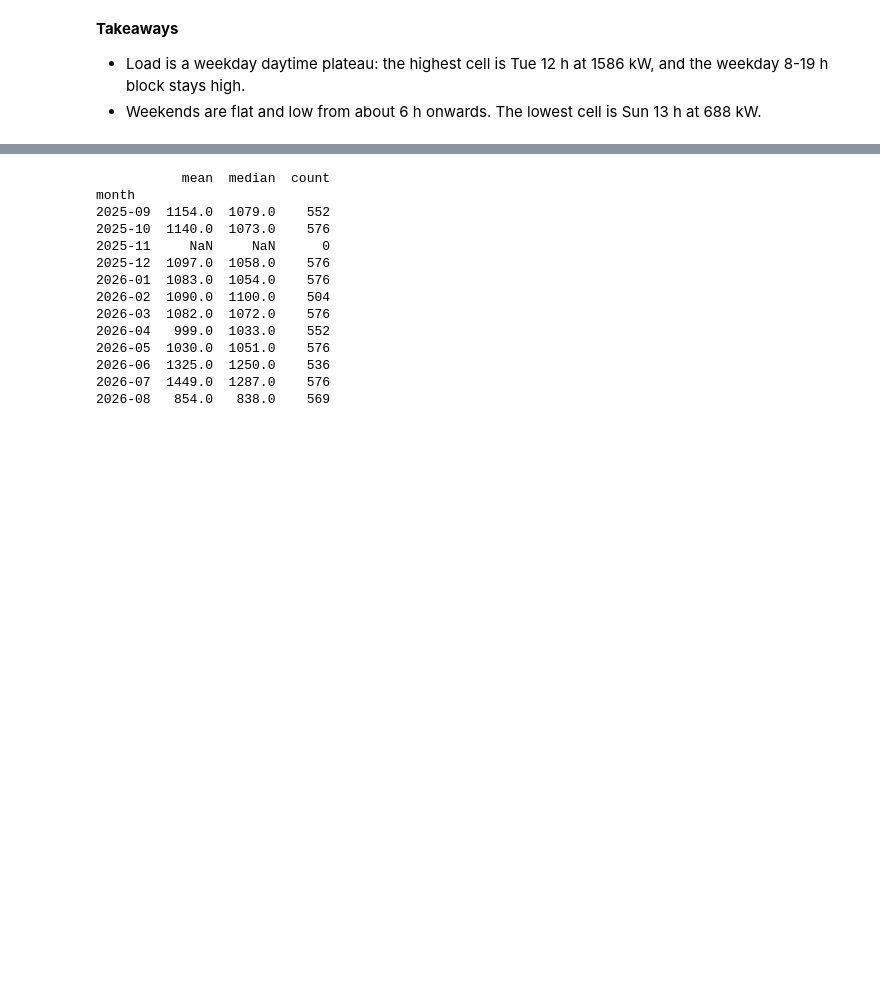
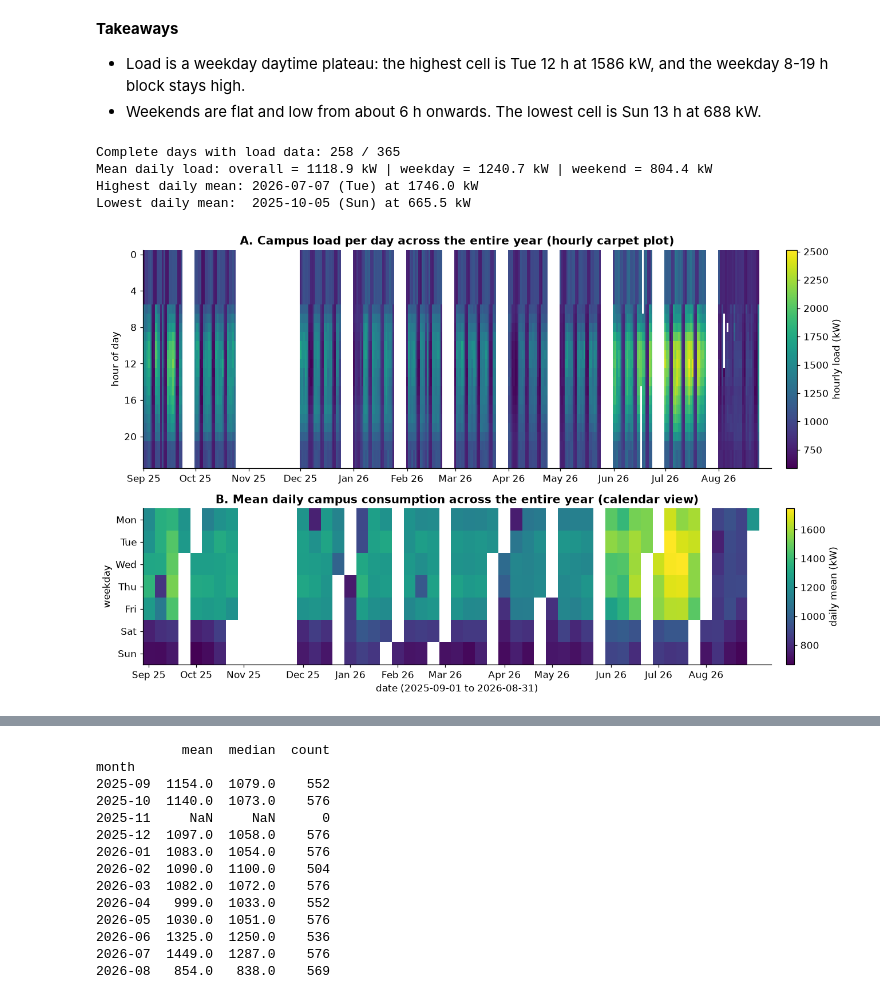
Before and after one commit to maxerrmax/DatathonFME_UPCSostenibleChallenge, a Jupyter notebook: notebooks/01_eda.ipynb, the cells around one changed output, grey strips where cells are left out. Saved outputs shown, nothing was run; the diff lists cells and outputs as text; code cells hidden in the pictures; blank space fills up the shorter version.

```diff
--- a/notebooks/01_eda.ipynb
+++ b/notebooks/01_eda.ipynb
@@ -383,3 +383,51 @@ Highest weekday-hour cell: Tue 12h at 1586 kW; lowest: Sun 13h at 688 kW
 **Takeaways**
 - Load is a weekday daytime plateau: the highest cell is Tue 12 h at 1586 kW, and the weekday 8-19 h block stays high.
 - Weekends are flat and low from about 6 h onwards. The lowest cell is Sun 13 h at 688 kW.
+# %%
+# Mean consumption across the entire year per day:
+# 1. Hourly load per calendar day across the year (carpet plot: 24h x 365 days)
+# 2. Daily mean load across the year (calendar heatmap: 7 weekdays x 53 weeks)
+all_days = pd.date_range("2025-09-01", "2026-08-31", freq="D")
+daily_mean = H.groupby(H.index.normalize())["load_kw"].mean().reindex(all_days)
+p_day_hour = H.pivot_table(index="hour", columns=H.index.normalize(), values="load_kw").reindex(columns=all_days)
+
+month_ticks = [i for i, d in enumerate(all_days) if d.day == 1]
+month_labels = [all_days[i].strftime("%b %y") for i in month_ticks]
+
+# Calendar grid (7 weekdays x 53 weeks)
+dow_idx = all_days.dayofweek
+week_idx = (all_days - all_days[0]).days // 7
+cal_grid = np.full((7, week_idx.max() + 1), np.nan)
+for d_i, d in enumerate(all_days):
+    cal_grid[dow_idx[d_i], week_idx[d_i]] = daily_mean.iloc[d_i]
+month_week_ticks = [week_idx[i] for i in month_ticks]
+
+fig, axes = plt.subplots(2, 1, figsize=(13, 7.6), gridspec_kw={"height_ratios": [1.4, 1]})
+
+# Panel A: Hourly consumption across every day of the year
+heat(axes[0], p_day_hour.to_numpy(), CMAP_SEQ, "hourly load (kW)")
+axes[0].set_xticks(month_ticks, labels=month_labels)
+axes[0].set_yticks(range(0, 24, 4))
+axes[0].set_ylabel("hour of day")
+axes[0].set_title("A. Campus load per day across the entire year (hourly carpet plot)")
+
+# Panel B: Daily mean consumption across the calendar year
+heat(axes[1], cal_grid, CMAP_SEQ, "daily mean (kW)")
+axes[1].set_yticks(range(7), labels=DOW)
+axes[1].set_xticks(month_week_ticks, labels=month_labels)
+axes[1].set_xlabel("date (2025-09-01 to 2026-08-31)")
+axes[1].set_ylabel("weekday")
+axes[1].set_title("B. Mean daily campus consumption across the entire year (calendar view)")
+
+plt.tight_layout()
+
+print(f"Complete days with load data: {int(daily_mean.notna().sum())} / {len(all_days)}")
+print(f"Mean daily load: overall = {daily_mean.mean():.1f} kW | weekday = {daily_mean[all_days.dayofweek < 5].mean():.1f} kW | weekend = {daily_mean[all_days.dayofweek >= 5].mean():.1f} kW")
+print(f"Highest daily mean: {daily_mean.idxmax().strftime('%Y-%m-%d (%a)')} at {daily_mean.max():.1f} kW")
+print(f"Lowest daily mean:  {daily_mean.idxmin().strftime('%Y-%m-%d (%a)')} at {daily_mean.min():.1f} kW")
+# %% [output]
+Complete days with load data: 258 / 365
+Mean daily load: overall = 1118.9 kW | weekday = 1240.7 kW | weekend = 804.4 kW
+Highest daily mean: 2026-07-07 (Tue) at 1746.0 kW
+Lowest daily mean:  2025-10-05 (Sun) at 665.5 kW
+[figure, added]
```
Also changed, not shown: parts of 3 cells of this notebook, 2 other files.
